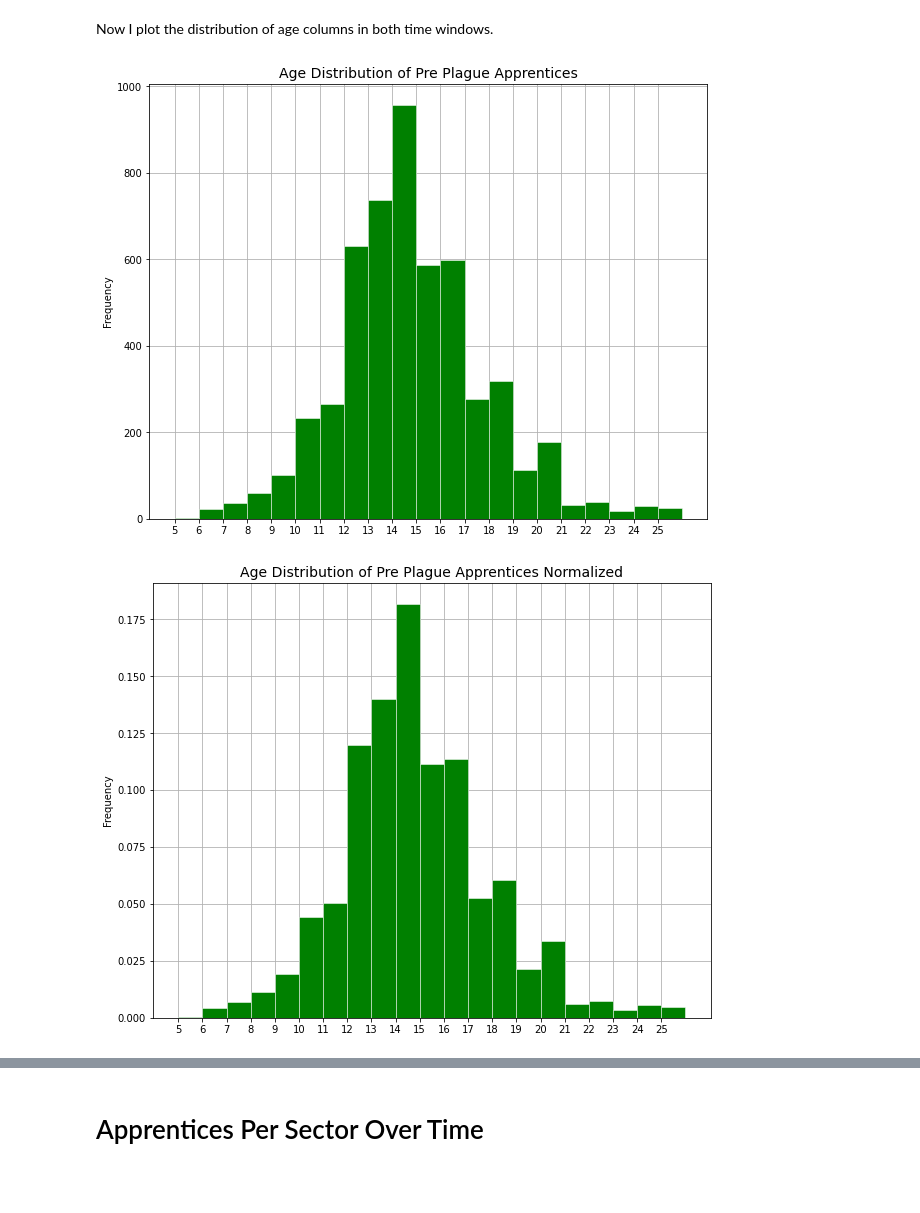
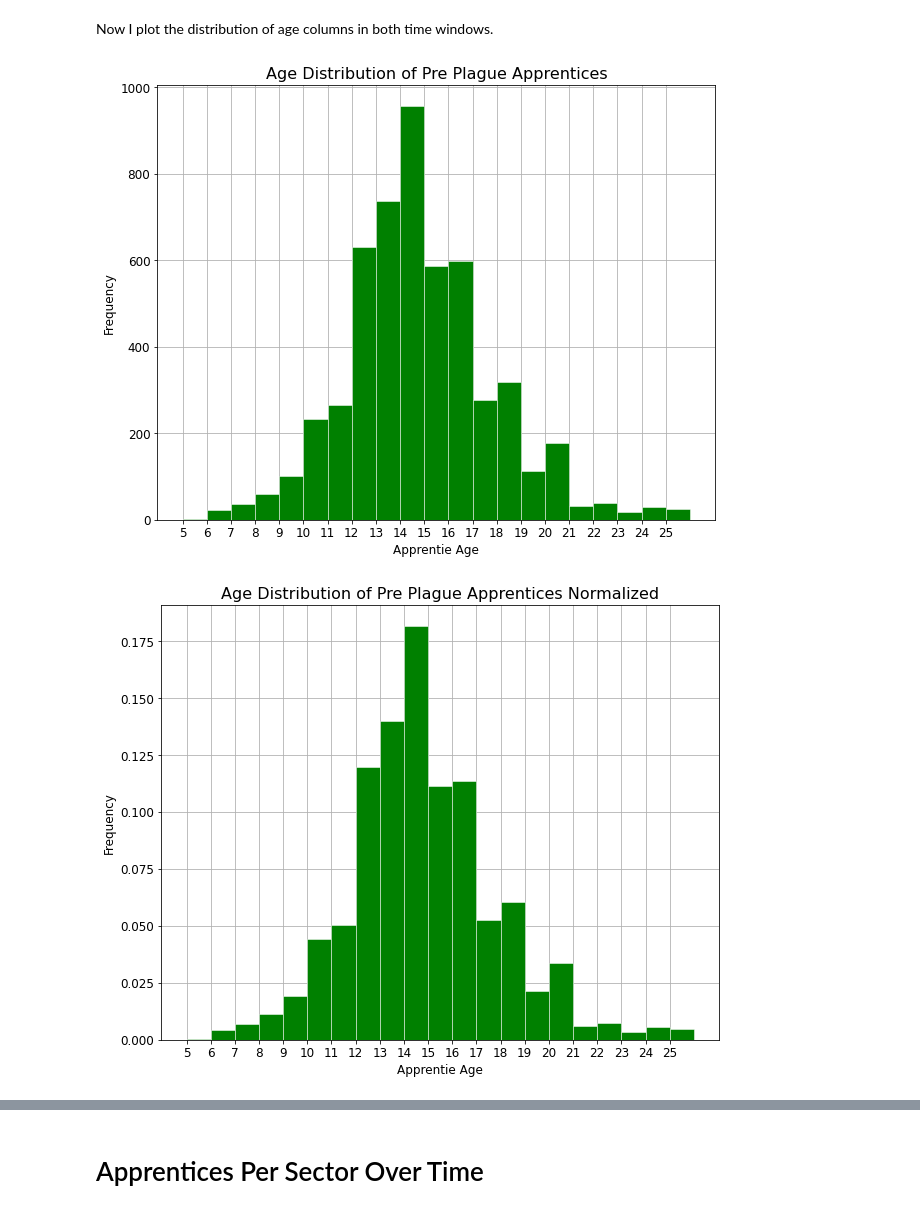
Before and after one commit to AlricRahl/Garzoni-Dataset-Exploration, a Jupyter notebook: src/5. Analyzing the Affects of Plague.ipynb, the cells around one changed output, grey strips where cells are left out. Cells and saved outputs as stored; diff of their text form; code cells hidden in the pictures; blank space fills up the shorter version.

```diff
--- a/src/5. Analyzing the Affects of Plague.ipynb
+++ b/src/5. Analyzing the Affects of Plague.ipynb
@@ -39,35 +39,36 @@ Now I plot the distribution of age columns in both time windows.
 # %%
 def plotAge(plague_df, title, **kwarg):
     """ Takes in a dataframe and title, plots the histogram of column 'Apprentice Age'
     in the data frame"""
     # Minimum and maximum ages
     maximum = 26
     minimum = 5
 
     # Set the plot object
     _, ax = plt.subplots(figsize=(10, 8))
 
     # Set title and axis lines
-    ax.set_title(title, fontsize=14)
+    ax.set_title(title, fontsize=16)
 
     # Set axis details
     ax.set_axisbelow(True)
-    ax.set_xlabel("Age")
+    ax.set_xlabel("Apprentie Age", fontsize=12)
+    ax.set_ylabel("Frequency", fontsize=12)
 
     # Plot with exact bins
     plague_df["Apprentice Age"].plot(kind="hist", ax=ax,
                   range=[minimum, maximum], edgecolor='white', linewidth=0.5,
                   bins=maximum - minimum, color = "green", xticks = range(minimum,maximum),
-                  grid=True, **kwarg)
+                  grid=True, fontsize=12, **kwarg)
     plt.show()
 
 
 # Plotting
 plotAge(pre_plague, "Age Distribution of Pre Plague Apprentices")
 plotAge(pre_plague, "Age Distribution of Pre Plague Apprentices Normalized", density=1)
 
 plotAge(post_plague, "Age Distribution of Post Plague Apprentices")
 plotAge(post_plague, "Age Distribution of Post Plague Apprentices Normalized", density=1)
 # %% [output]
-[figure, old version]
+[figure, new version]
-[figure, old version]
+[figure, new version]
```
Also changed, not shown: parts of 10 cells of this notebook, 2 other files.
